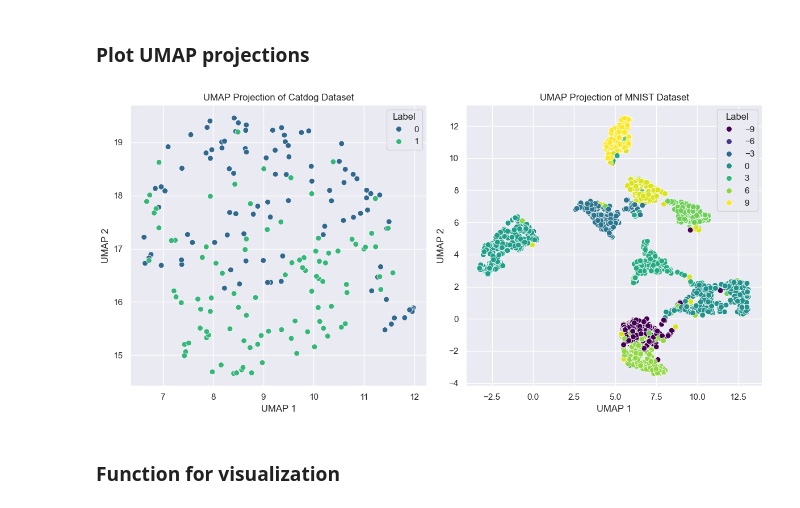
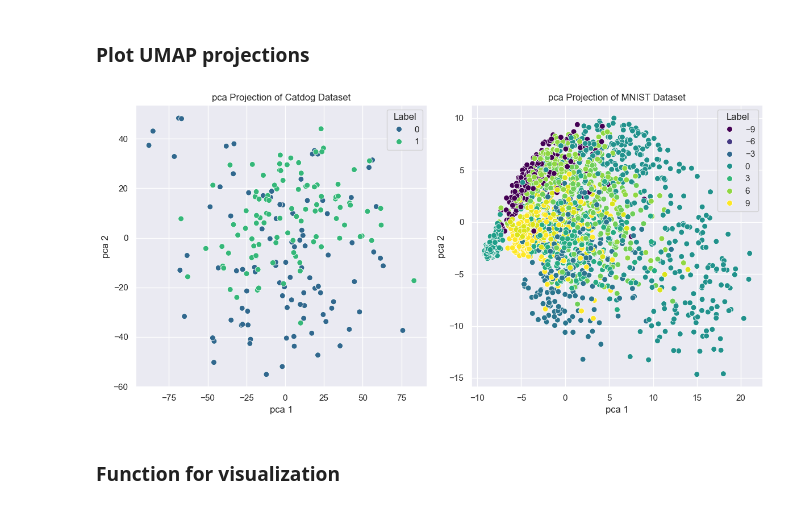
Before and after one commit to Max-Fredsdal/MVE441, a Jupyter notebook: project_3/project_3_GMM.ipynb, the cells around one changed output. Drawn from its saved outputs; the diff is of its cells as text; code cells hidden in the pictures.

```diff
--- a/project_3/project_3_GMM.ipynb
+++ b/project_3/project_3_GMM.ipynb
@@ -50,14 +53,16 @@ df_mnist = df_mnist.iloc[:, 1:]
 # %% [markdown]
 ### 2D projection
 # %%
-# UMAP 2D projection of catdog data set
+# pca 2D projection of catdog data set
 X_catdog = df_catdog.iloc[:, :-1].values
 y_catdog = df_catdog.iloc[:, -1].values
-umap_catdog = umap.UMAP(n_neighbors=10, min_dist=0.1, n_components=2, n_jobs=1)
-X_catdog_umap = umap_catdog.fit_transform(X_catdog)
+X_catdog = StandardScaler().fit_transform(X_catdog)
+pca_catdog = PCA(n_components=2, random_state=42)
+X_catdog_pca = pca_catdog.fit_transform(X_catdog)
 
-# UMAP 2D projection of MNIST data set
+# pca 2D projection of MNIST data set
 X_mnist = df_mnist.iloc[:, :-1].values
 y_mnist = df_mnist.iloc[:, -1].values
-umap_mnist = umap.UMAP(n_neighbors=10, min_dist=0.1, n_components=2, n_jobs=1, random_state=42)
-X_mnist_umap = umap_mnist.fit_transform(X_mnist)
+X_mnist = StandardScaler().fit_transform(X_mnist)
+pca_mnist = PCA(n_components=2, random_state=42)
+X_mnist_pca = pca_mnist.fit_transform(X_mnist)
@@ -66,26 +102,26 @@ X_mnist_umap = umap_mnist.fit_transform(X_mnist)
 # %%
 # Plot 2D projections
 fig, (ax1, ax2) = plt.subplots(nrows=1, ncols=2, figsize=(12, 6))
 sns.set(style="darkgrid", palette="viridis")
 
 # Catdog
-sns.scatterplot(x=X_catdog_umap[:, 0], y=X_catdog_umap[:, 1], hue=y_catdog, palette='viridis', s=50, ax=ax1)
-ax1.set_title('UMAP Projection of Catdog Dataset')
-ax1.set_xlabel('UMAP 1')
-ax1.set_ylabel('UMAP 2')
+sns.scatterplot(x=X_catdog_pca[:, 0], y=X_catdog_pca[:, 1], hue=y_catdog, palette='viridis', s=50, ax=ax1)
+ax1.set_title('pca Projection of Catdog Dataset')
+ax1.set_xlabel('pca 1')
+ax1.set_ylabel('pca 2')
 ax1.legend(title='Label')
 
 # MNIST
-sns.scatterplot(x=X_mnist_umap[:, 0], y=X_mnist_umap[:, 1], hue=y_mnist, palette='viridis', s=50, ax=ax2)
-ax2.set_title('UMAP Projection of MNIST Dataset')
-ax2.set_xlabel('UMAP 1')
-ax2.set_ylabel('UMAP 2')
+sns.scatterplot(x=X_mnist_pca[:, 0], y=X_mnist_pca[:, 1], hue=y_mnist, palette='viridis', s=50, ax=ax2)
+ax2.set_title('pca Projection of MNIST Dataset')
+ax2.set_xlabel('pca 1')
+ax2.set_ylabel('pca 2')
 ax2.legend(title='Label')
 
 plt.tight_layout()
 plt.show()
 # %% [output]
-[figure, old version]
+[figure, new version]
 # %% [markdown]
 ### Function for visualization
 # %%
```
Also changed, not shown: parts of 33 cells of this notebook.
